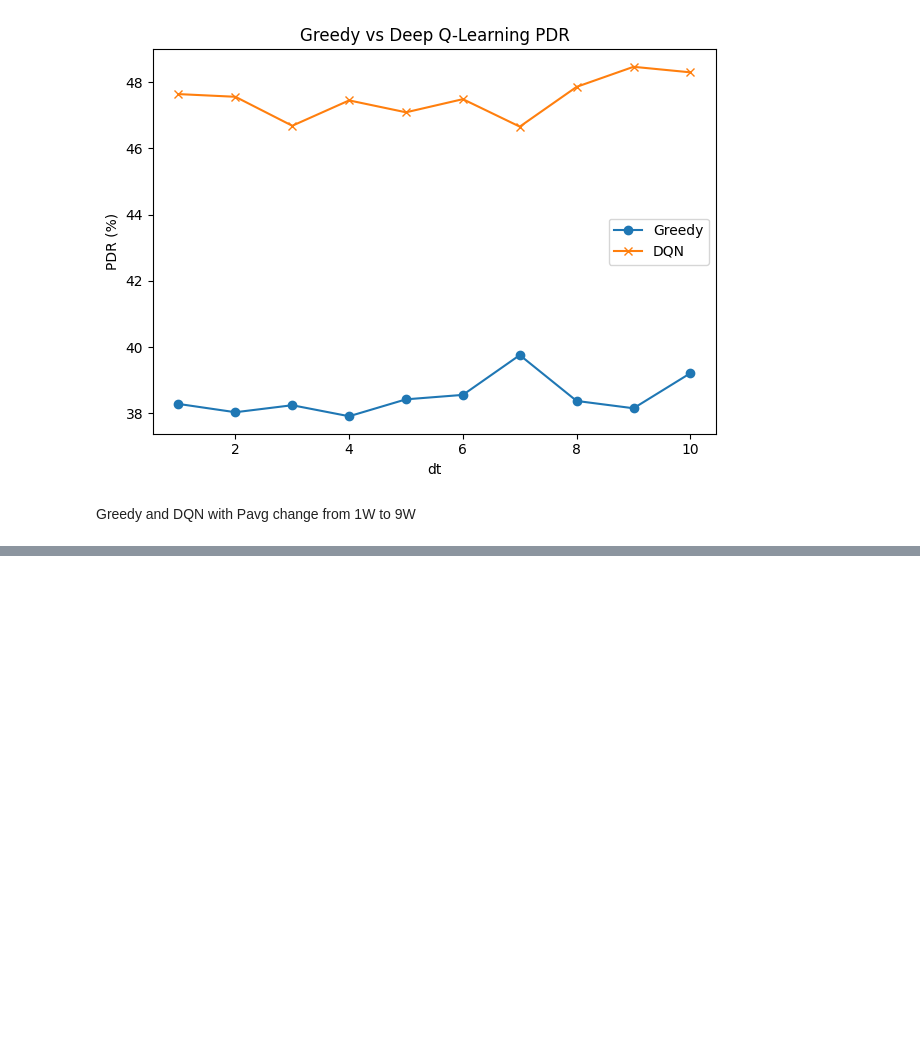
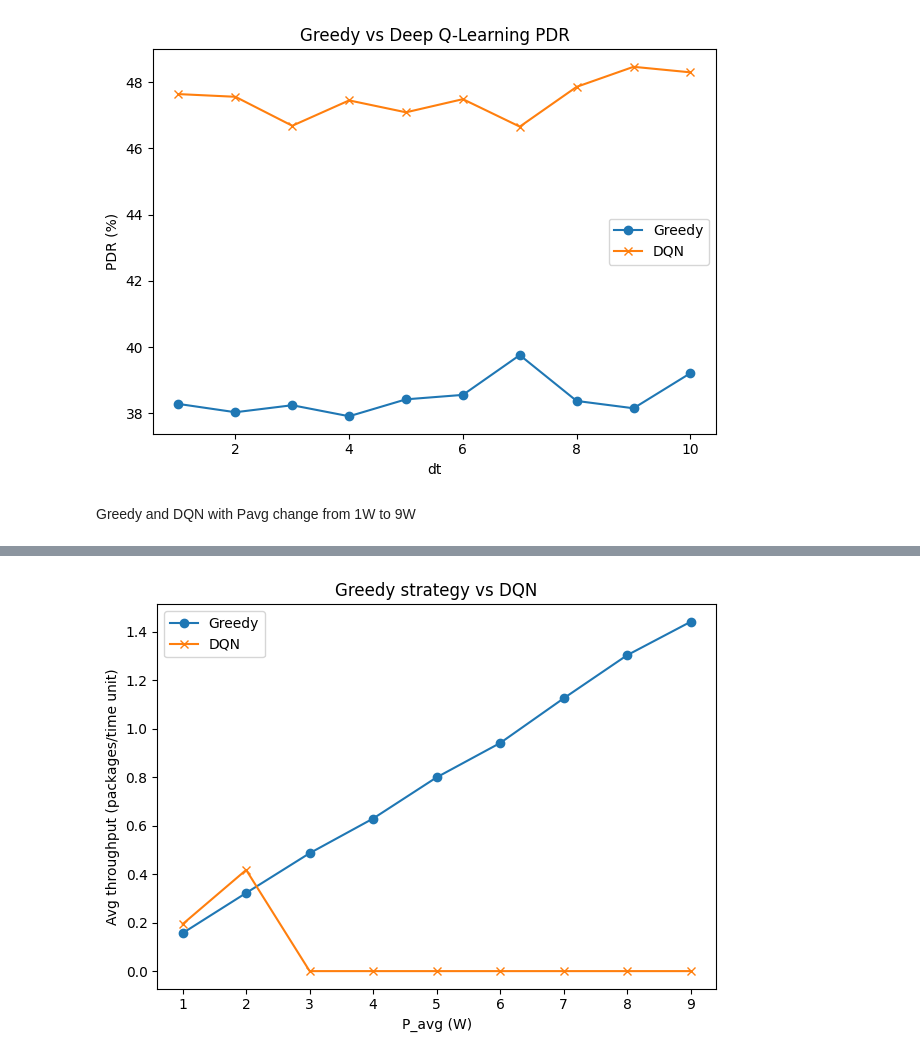
Before and after one commit to dunghoangtrung125/graduation_thesis, a Jupyter notebook: source_code/greedy_vs_dqn.ipynb, the cells around one changed output, grey strips where cells are left out. Cells and saved outputs as stored; diff of their text form; code cells hidden in the pictures; blank space fills up the shorter version.

Commit message:
greedy and dqn comparision

```diff
--- a/source_code/greedy_vs_dqn.ipynb
+++ b/source_code/greedy_vs_dqn.ipynb
@@ -163,0 +289,17 @@ dqn.learning()
+# %%
+# Plot throughput graph
+import matplotlib.pyplot as plt
+import pandas as pd
+
+df = pd.read_csv('csv/greedy_dqn_throughput.csv')
+
+plt.plot(df['p_avg'], df['greedy'], marker='o', label='Greedy')
+plt.plot(df['p_avg'], df['dqn'], marker='x', label='DQN')
+plt.title('Greedy strategy vs DQN')
+plt.xlabel('P_avg (W)')
+plt.ylabel('Avg throughput (packages/time unit)')
+plt.tight_layout()
+plt.legend()
+plt.show()
+# %% [output]
+[figure, added]
```
Also changed, not shown: parts of 7 cells of this notebook, 19 other files.
